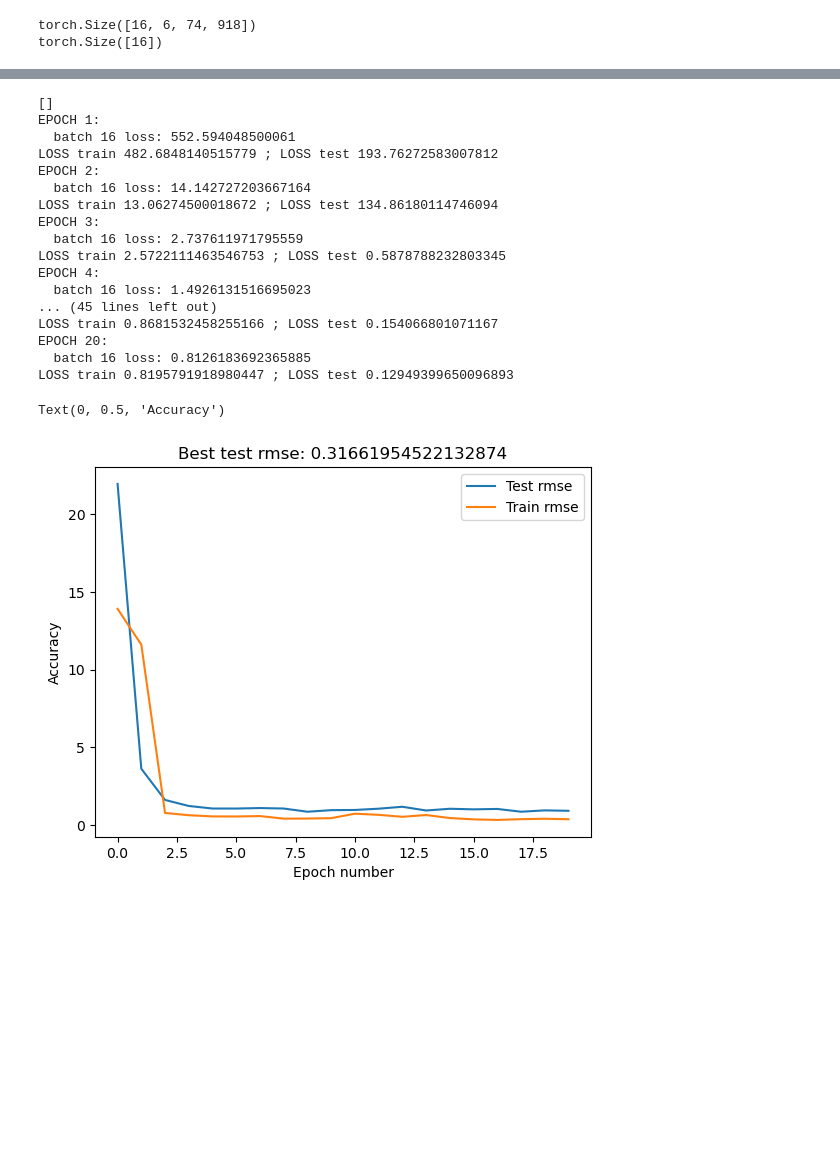
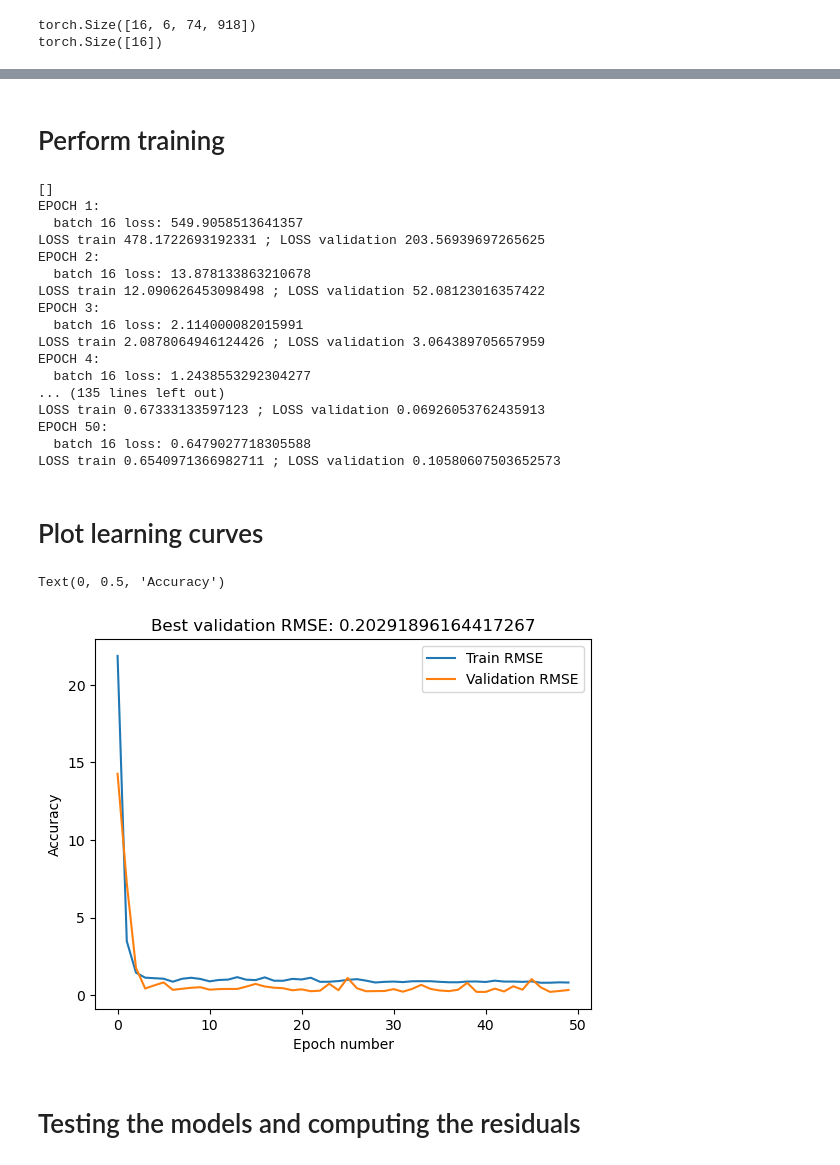
Before and after one commit to norle/dl_p4_g41, a Jupyter notebook: scripts/main2.ipynb, the cells around one changed output, grey strips where cells are left out. Cells and saved outputs as stored; diff of their text form; code cells hidden in the pictures; blank space fills up the shorter version.

```diff
--- a/scripts/main2.ipynb
+++ b/scripts/main2.ipynb
@@ -118,6 +109,8 @@ def train_one_epoch(loss_fn, model, train_data_loader):
             running_loss = 0.
 
     return total_loss / (i+1)
+# %% [markdown]
+# Perform training
 # %%
 out_dict = {
         "loss": [],
@@ -129,69 +122,44 @@ out_dict = {
     }
 print(out_dict['loss'])
 out_dict['loss'].append(2)
-EPOCHS = 20
+EPOCHS = 50
 epoch_number = 0
 best_vloss = 10000
 for epoch in range(EPOCHS):
     print('EPOCH {}:'.format(epoch_number + 1))
 
-    # Make sure gradient tracking is on
     model.train(True)
 
     # Do a pass over the training data and get the average training MSE loss
     avg_loss = train_one_epoch(MODEL.loss_fn, model, train_data_loader)
 
-    # Calculate the root mean squared error: This gives
-    # us the opportunity to evaluate the loss as an error
-    # in natural units of the ball velocity (m/s)
     rmse = avg_loss**(1/2)
 
-    # Take the log as well for easier tracking of the
-    # development of the loss.
     log_rmse = log10(rmse)
 
-    # Reset test loss
     running_test_loss = 0.
 
-    # Set the model to evaluation mode
     model.eval()
 
-    # Disable gradient computation and evaluate the test data
     with torch.no_grad():
         for i, vdata in enumerate(validation_data_loader):
-            # Get data and targets
+
             spectrogram, target = vdata["spectrogram"].to(DEVICE), vdata["target"].to(DEVICE)  # Use only the 5th channel, keep channel dimension
 
-            # Get model outputs
             test_outputs = model(spectrogram)
 
-            # Calculate the loss
             test_loss = MODEL.loss_fn(test_outputs.squeeze(), target)
 
-            # Add loss to runnings loss
             running_test_loss += test_loss
 
-    # Calculate average test loss
     avg_test_loss = running_test_loss / (i + 1)
 
-    # Calculate the RSE for the training predictions
     test_rmse = avg_test_loss**(1/2)
 
-    # Take the log as well for visualisation
     log_test_rmse = torch.log10(test_rmse)
 
     print('LOSS train {} ; LOSS validation {}'.format(avg_loss, avg_test_loss))
 
-    # log metrics to wandb
-    # result_dict = {
-    #     "loss": avg_loss,
-    #     "rmse": rmse,
-    #     "log_rmse": log_rmse,
-    #     "test_loss": avg_test_loss,
-    #     "test_rmse": test_rmse,
-    #     "log_test_rmse": log_test_rmse,
-    # }
-    # print(result_dict)
     out_dict['loss'].append(avg_loss)
     out_dict['rmse'].append(rmse)
     out_dict['log_rmse'].append(log_rmse)
@@ -207,33 +175,37 @@ for epoch in range(EPOCHS):
 # %% [output]
 []
 EPOCH 1:
-  batch 16 loss: 552.594048500061
-LOSS train 482.6848140515779 ; LOSS test 193.76272583007812
+  batch 16 loss: 549.9058513641357
+LOSS train 478.1722693192331 ; LOSS validation 203.56939697265625
 EPOCH 2:
-  batch 16 loss: 14.142727203667164
-LOSS train 13.06274500018672 ; LOSS test 134.86180114746094
+  batch 16 loss: 13.878133863210678
+LOSS train 12.090626453098498 ; LOSS validation 52.08123016357422
 EPOCH 3:
-  batch 16 loss: 2.737611971795559
-LOSS train 2.5722111463546753 ; LOSS test 0.5878788232803345
+  batch 16 loss: 2.114000082015991
+LOSS train 2.0878064946124426 ; LOSS validation 3.064389705657959
 EPOCH 4:
-  batch 16 loss: 1.4926131516695023
-... (45 lines left out)
-LOSS train 0.8681532458255166 ; LOSS test 0.154066801071167
-EPOCH 20:
-  batch 16 loss: 0.8126183692365885
-LOSS train 0.8195791918980447 ; LOSS test 0.12949399650096893
+  batch 16 loss: 1.2438553292304277
+... (135 lines left out)
+LOSS train 0.67333133597123 ; LOSS validation 0.06926053762435913
+EPOCH 50:
+  batch 16 loss: 0.6479027718305588
+LOSS train 0.6540971366982711 ; LOSS validation 0.10580607503652573
+# %% [markdown]
+# Plot learning curves
 # %%
 import matplotlib.pyplot as plt
 import numpy as np
 plt.plot(out_dict['rmse'], label='Train rmse')
 plt.plot(out_dict['test_rmse'], label='Validation rmse')
-plt.title(f'Best test rmse: {np.min(out_dict['test_rmse'])}')
-plt.legend(('Test rmse','Train rmse'))
+plt.title(f'Best validation RMSE: {np.min(out_dict['test_rmse'])}')
+plt.legend(('Train RMSE','Validation RMSE'))
 plt.xlabel('Epoch number')
 plt.ylabel('Accuracy')
 # %% [output]
 Text(0, 0.5, 'Accuracy')
-[figure, old version]
+[figure, new version]
+# %% [markdown]
+# Testing the models and computing the residuals
 # %%
 test_dir = DATA_ROOT / "test"
 
```
Also changed, not shown: parts of 12 cells of this notebook.
